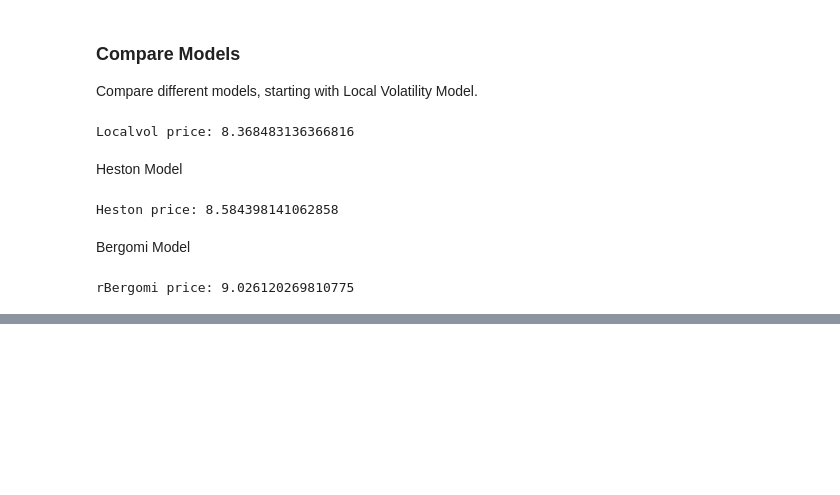
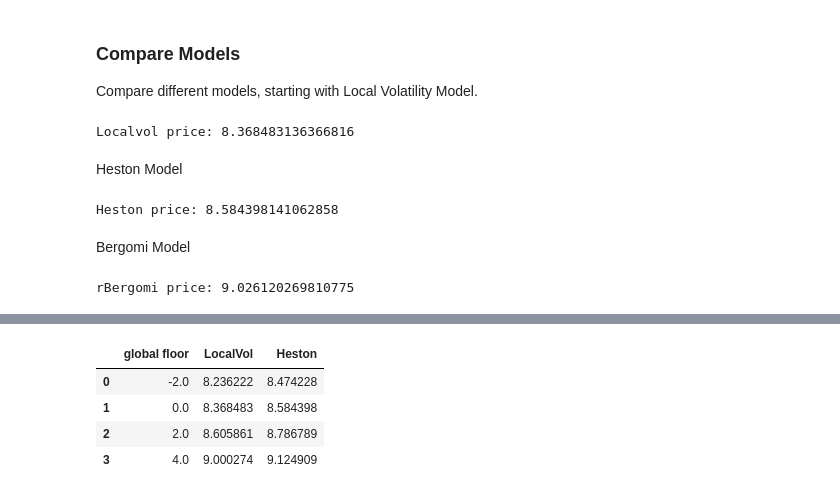
Before and after one commit to qatwalk/eq, a Jupyter notebook: 02_Cliquet.ipynb, the cells around one changed output, grey strips where cells are left out. Saved outputs shown, nothing was run; the diff lists cells and outputs as text; code cells hidden in the pictures; blank space fills up the shorter version.

```diff
--- a/02_Cliquet.ipynb
+++ b/02_Cliquet.ipynb
@@ -78,0 +81,17 @@ rBergomi price: 9.026120269810775
+# %%
+timetables = []
+notional = 100
+global_floors = [gf * notional for gf in [-0.02, 0.0, 0.02, 0.04]]
+for global_floor in global_floors:
+    timetable = Accumulator(
+        "USD",
+        "SPX",
+        fix_dates,
+        global_floor,
+        local_floor,
+        local_cap,
+        notional=notional,
+        state={"S_PREV": 1.0},
+    ).timetable()
+    timetables.append(timetable)
+df = pd.DataFrame({"global floor": global_floors})
@@ -78,0 +114,15 @@ rBergomi price: 9.026120269810775
+# %%
+model = HestonMCModel()
+
+prices = []
+for timetable in timetables:
+    price, _ = model.price(timetable, heston_data())
+    prices.append(price)
+df["Heston"] = prices
+df
+# %% [output]
+|  | global floor | LocalVol | Heston |
+| 0 | -2.0 | 8.236222 | 8.474228 |
+| 1 | 0.0 | 8.368483 | 8.584398 |
+| 2 | 2.0 | 8.605861 | 8.786789 |
+| 3 | 4.0 | 9.000274 | 9.124909 |
```
Also changed, not shown: parts of 5 cells of this notebook, 2 other files.
